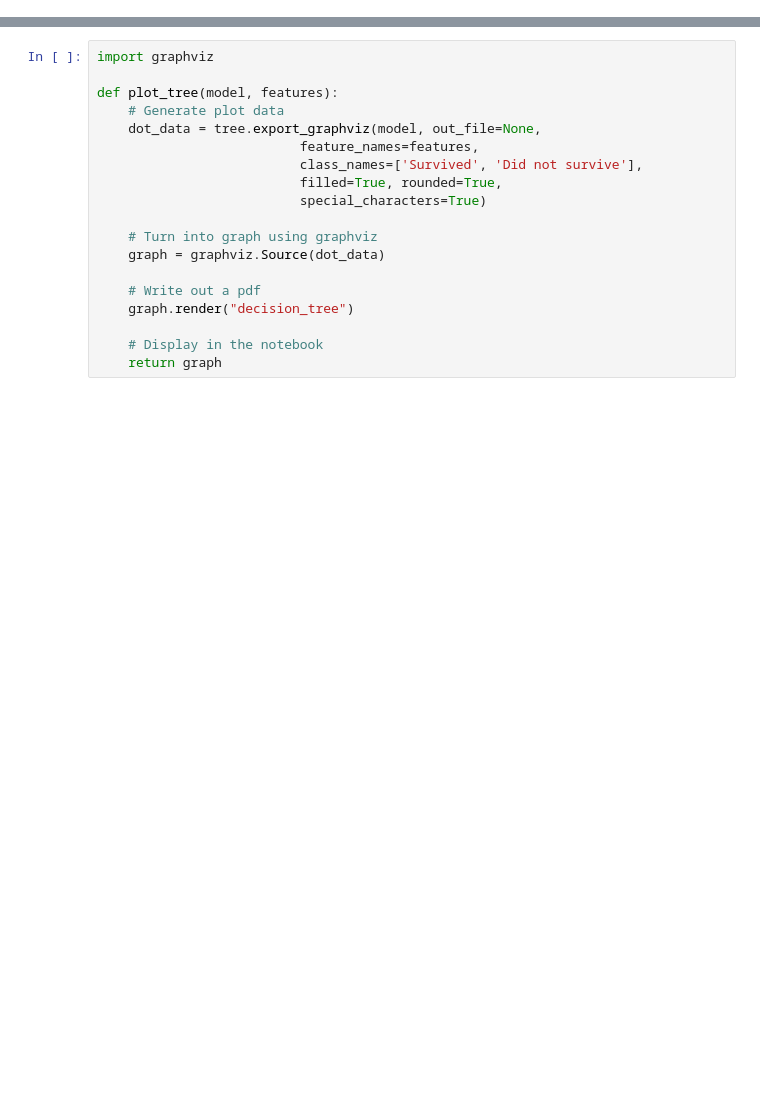
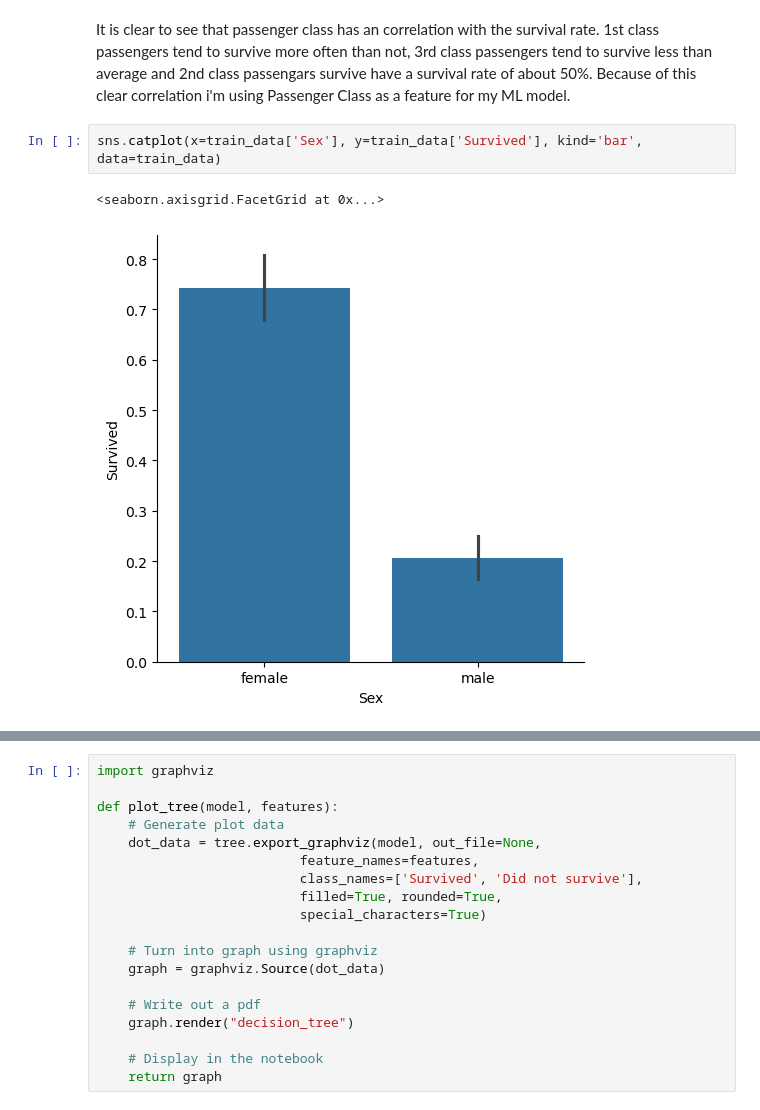
Before and after one commit to WesselKuijstermans/Minor, a Jupyter notebook: ML1_Challenge/Titanic_Challenge.ipynb, the cells around one changed output, grey strips where cells are left out. Drawn from its saved outputs; the diff is of its cells as text; blank space fills up the shorter version.

```diff
--- a/ML1_Challenge/Titanic_Challenge.ipynb
+++ b/ML1_Challenge/Titanic_Challenge.ipynb
@@ -31,0 +37,7 @@ train_data.head()
+# %% [markdown]
+It is clear to see that passenger class has an correlation with the survival rate. 1st class passengers tend to survive more often than not, 3rd class passengers tend to survive less than average and 2nd class passengars survive have a survival rate of about 50%. Because of this clear correlation i'm using Passenger Class as a feature for my ML model.
+# %%
+sns.catplot(x=train_data['Sex'], y=train_data['Survived'], kind='bar', data=train_data)
+# %% [output]
+<seaborn.axisgrid.FacetGrid at 0x...>
+[figure, added]
```
Also changed, not shown: parts of 12 cells of this notebook, 33 other files.
